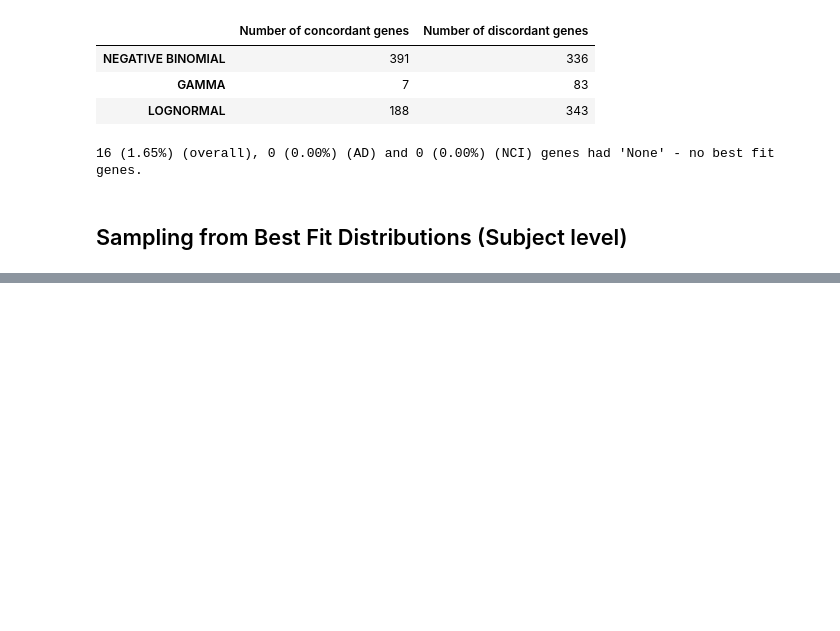
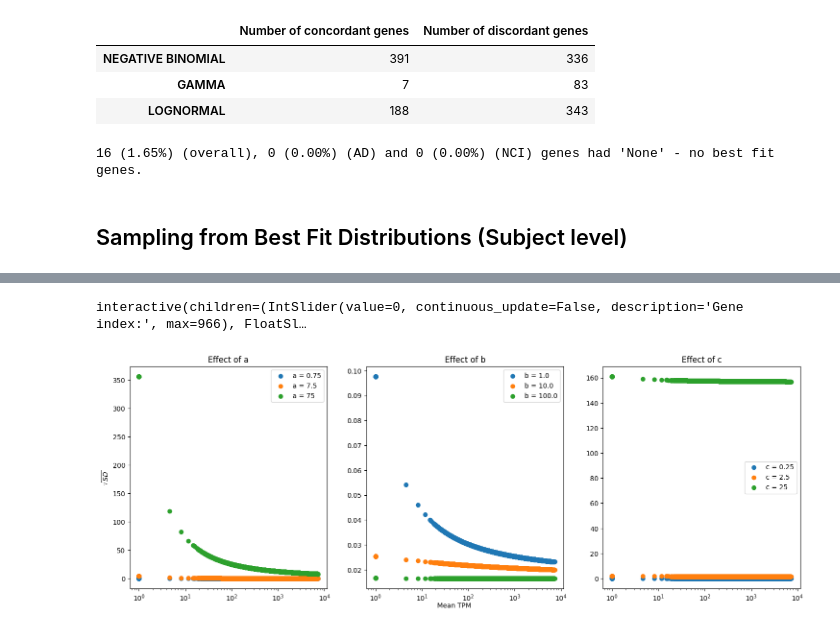
Before and after one commit to Translational-HDPM/T-HDPM_uncertainty_analysis, a Jupyter notebook: notebooks/distribution_based_sampling_adaptive_sd.ipynb, the cells around one changed output, grey strips where cells are left out. Drawn from its saved outputs; the diff is of its cells as text; code cells hidden in the pictures; blank space fills up the shorter version.

```diff
--- a/notebooks/distribution_based_sampling_adaptive_sd.ipynb
+++ b/notebooks/distribution_based_sampling_adaptive_sd.ipynb
@@ -445,0 +301,43 @@ interactive(children=(IntSlider(value=0, continuous_update=False, description='G
+# %%
+def wrapper_func(gene_idx: int, a: float, b: float, c: float):
+    plot_histogram_gene_samples_adaptive_sd(patients_df, [10, 25, 50], n_samples, gene_idx, a, b, c)
+gene_idx_slider = widgets.IntSlider(min=0, max=patients_df.shape[0]-1, step=1, value=0, description='Gene index:',
+                             disabled=False, continuous_update=False, orientation='horizontal', readout=True, readout_format='d')
+a_slider = widgets.FloatSlider(min=0.0, max=100.0, step=0.01, value=0.75, description='a:',
+                             disabled=False, continuous_update=False, orientation='horizontal', readout=True, readout_format='.2f', layout=widgets.Layout(width='500px'))
+b_slider = widgets.FloatSlider(min=0.0, max=100.0, step=0.01, value=1.0, description='b:',
+                             disabled=False, continuous_update=False, orientation='horizontal', readout=True, readout_format='.2f', layout=widgets.Layout(width='500px'))
+c_slider = widgets.FloatSlider(min=0.0, max=100.0, step=0.01, value=0.25, description='c:',
+                             disabled=False, continuous_update=False, orientation='horizontal', readout=True, readout_format='.2f', layout=widgets.Layout(width='500px'))
+widgets.interactive(wrapper_func, gene_idx=gene_idx_slider, a=a_slider, b=b_slider, c=c_slider)
+# %% [output]
+interactive(children=(IntSlider(value=0, continuous_update=False, description='Gene index:', max=966), FloatSl…
+# %%
+x = np.linspace(1, patients_df.max(), 100)
+fig = plt.figure(figsize=(18, 6))
+plt.subplot(131)
+plt.scatter(x, calculate_scaled_sd(x, 0.75, 1.0, 0.25, 25), label="a = 0.75")
+plt.scatter(x, calculate_scaled_sd(x, 7.5, 1.0, 0.25, 25), label="a = 7.5")
+plt.scatter(x, calculate_scaled_sd(x, 75, 1.0, 0.25, 25), label="a = 75")
+plt.semilogx()
+plt.ylabel(r"$\sqrt{SD}$")
+plt.legend()
+plt.title("Effect of a")
+plt.subplot(132)
+plt.scatter(x, calculate_scaled_sd(x, 0.75, 1.0, 0.25, 25), label="b = 1.0")
+plt.scatter(x, calculate_scaled_sd(x, 0.75, 10.0, 0.25, 25), label="b = 10.0")
+plt.scatter(x, calculate_scaled_sd(x, 0.75, 100.0, 0.25, 25), label="b = 100.0")
+plt.semilogx()
+plt.legend()
+plt.title("Effect of b")
+plt.subplot(133)
+plt.scatter(x, calculate_scaled_sd(x, 0.75, 1.0, 0.25, 25), label="c = 0.25")
+plt.scatter(x, calculate_scaled_sd(x, 0.75, 1.0, 2.5, 25), label="c = 2.5")
+plt.scatter(x, calculate_scaled_sd(x, 0.75, 1.0, 25, 25), label="c = 25")
+plt.semilogx()
+plt.legend()
+plt.title("Effect of c")
+fig.text(0.5, 0.05, "Mean TPM", va='center', ha="center")
+plt.show()
+# %% [output]
+[figure, added]
```
Also changed, not shown: parts of 13 cells of this notebook, 2 other files.
